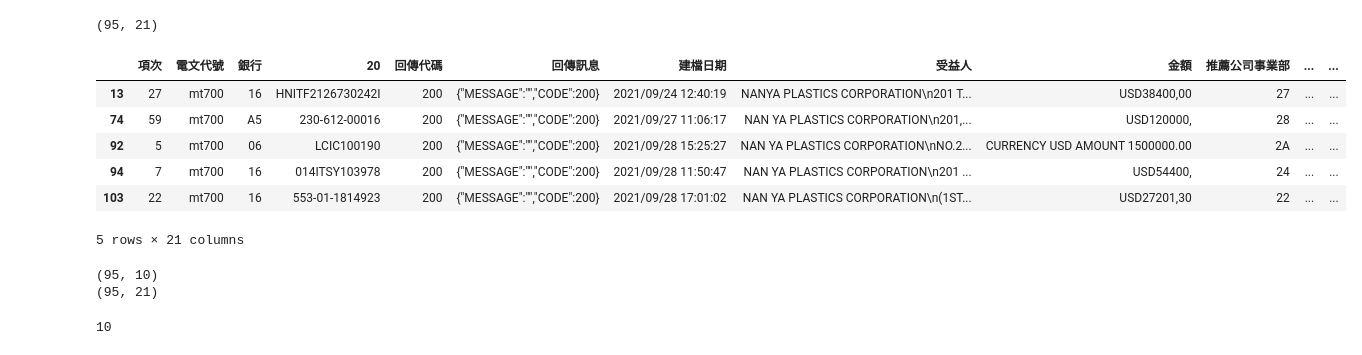
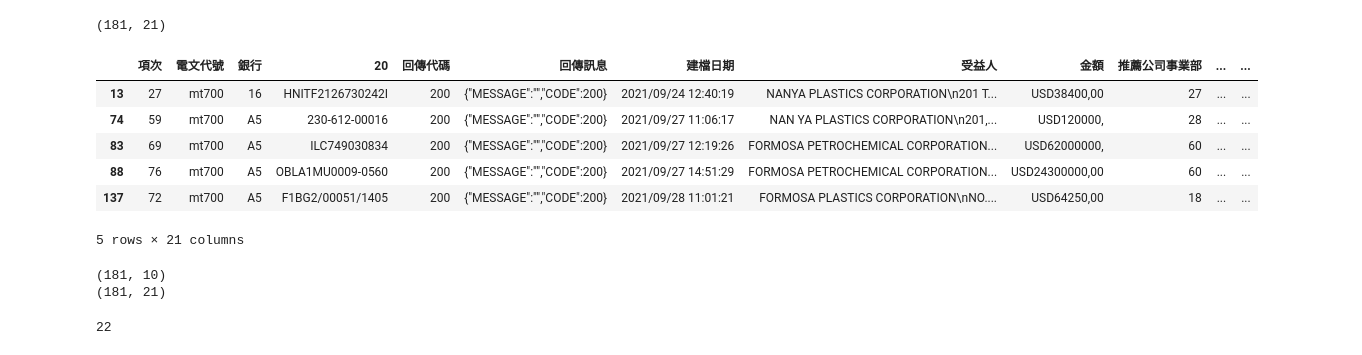
Before and after one commit to skywalker0803r/Letter-of-Credit-Intelligent-Auxiliary-Semantic-Analysis-System, a Jupyter notebook: notebook/測試結果debug.ipynb, the cells around one changed output. Saved outputs shown, nothing was run; the diff lists cells and outputs as text; code cells hidden in the pictures.

```diff
--- a/notebook/測試結果debug.ipynb
+++ b/notebook/測試結果debug.ipynb
@@ -1,7 +1,7 @@
 # %%
 import pandas as pd
 pd.set_option('display.max_rows', 500)
-df = pd.read_excel('../predict_result/0927到1119測試結果.xlsx').astype(str)
+df = pd.read_excel('../predict_result/0927到1210測試結果.xlsx').astype(str)
 print(df.columns)
 df = df.loc[df['錯誤原因']!='無錯誤',['45A','受益人','預測產品','預測產品使用方式','預測產品(取長度最長)','推薦公司事業部','根據產品預測代號','利用公司名稱預測公司代號','集成預測代號','from']]
 print(df.shape)
@@ -40,23 +45,23 @@ df.loc[df['預測產品使用方式']=='bert']
 # %%
-error_test = pd.read_csv('../data/測試數據/0927到1119.csv',index_col=0).reset_index(drop=True).loc[df.index]
+error_test = pd.read_csv('../data/測試數據/0927到1210.csv',index_col=0).reset_index(drop=True).loc[df.index]
 print(error_test.shape)
 error_test.head()
 # %% [output]
-(95, 21)
+(181, 21)
 |  | 項次 | 電文代號 | 銀行 | 20 | 回傳代碼 | 回傳訊息 | 建檔日期 | 受益人 | 金額 | 推薦公司事業部 | ... | ... |
 | 13 | 27 | mt700 | 16 | HNITF2126730242I | 200 | {"MESSAGE":"","CODE":200} | 2021/09/24 12:40:19 | NANYA PLASTICS CORPORATION\n201 T... | USD38400,00 | 27 | ... | ... |
 | 74 | 59 | mt700 | A5 | 230-612-00016 | 200 | {"MESSAGE":"","CODE":200} | 2021/09/27 11:06:17 | NAN YA PLASTICS CORPORATION\n201,... | USD120000, | 28 | ... | ... |
-| 92 | 5 | mt700 | 06 | LCIC100190 | 200 | {"MESSAGE":"","CODE":200} | 2021/09/28 15:25:27 | NAN YA PLASTICS CORPORATION\nNO.2... | CURRENCY USD AMOUNT 1500000.00 | 2A | ... | ... |
-| 94 | 7 | mt700 | 16 | 014ITSY103978 | 200 | {"MESSAGE":"","CODE":200} | 2021/09/28 11:50:47 | NAN YA PLASTICS CORPORATION\n201 ... | USD54400, | 24 | ... | ... |
-| 103 | 22 | mt700 | 16 | 553-01-1814923 | 200 | {"MESSAGE":"","CODE":200} | 2021/09/28 17:01:02 | NAN YA PLASTICS CORPORATION\n(1ST... | USD27201,30 | 22 | ... | ... |
+| 83 | 69 | mt700 | A5 | ILC749030834 | 200 | {"MESSAGE":"","CODE":200} | 2021/09/27 12:19:26 | FORMOSA PETROCHEMICAL CORPORATION... | USD62000000, | 60 | ... | ... |
+| 88 | 76 | mt700 | A5 | OBLA1MU0009-0560 | 200 | {"MESSAGE":"","CODE":200} | 2021/09/27 14:51:29 | FORMOSA PETROCHEMICAL CORPORATION... | USD24300000,00 | 60 | ... | ... |
+| 137 | 72 | mt700 | A5 | F1BG2/00051/1405 | 200 | {"MESSAGE":"","CODE":200} | 2021/09/28 11:01:21 | FORMOSA PLASTICS CORPORATION\nNO.... | USD64250,00 | 18 | ... | ... |
 5 rows × 21 columns
 # %%
 error_test.to_csv('../data/測試數據/錯誤預測.csv')
 print(df.shape)
 print(error_test.shape)
 # %% [output]
-(95, 10)
-(95, 21)
+(181, 10)
+(181, 21)
 # %%
 idx_list = []
 for idx in df.index:
@@ -68,7 +73,7 @@ for idx in df.index:
         idx_list.append(idx)
 print(len(idx_list))
 # %% [output]
-10
+22
 # %%
 df = df.loc[idx_list]
 print(df.shape)
```
Also changed, not shown: parts of 5 cells of this notebook, 4 other files.
